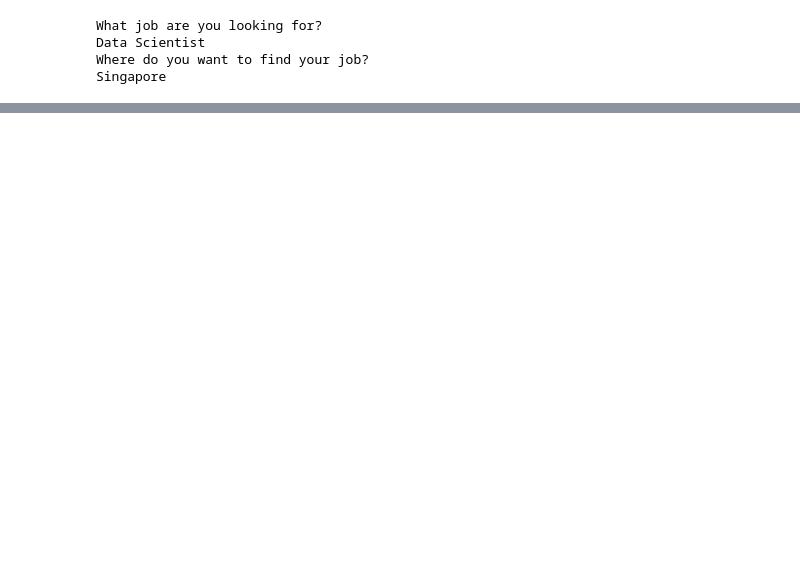
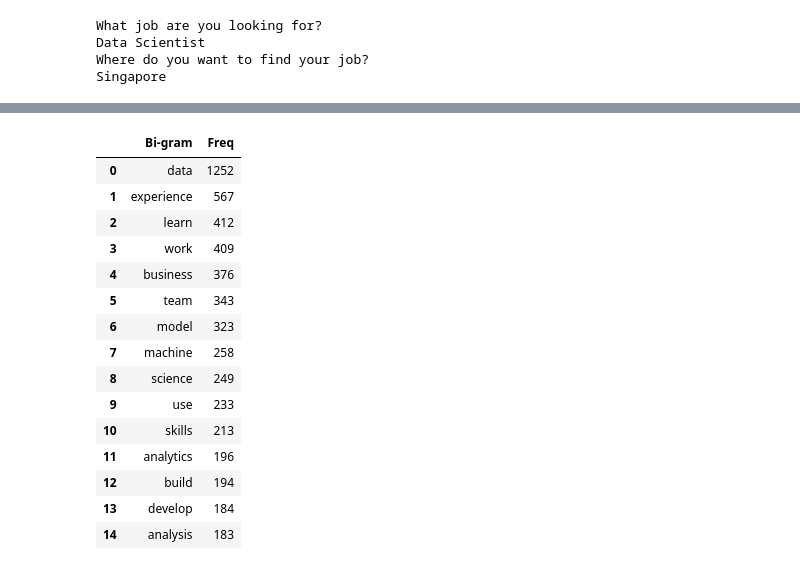
Before and after one commit to HaneulKim214/Keyword-Finder, a Jupyter notebook: Glassdoor.ipynb, the cells around one changed output, grey strips where cells are left out. Saved outputs shown, nothing was run; the diff lists cells and outputs as text; code cells hidden in the pictures; blank space fills up the shorter version.

```diff
--- a/Glassdoor.ipynb
+++ b/Glassdoor.ipynb
@@ -232,0 +247,19 @@ top2_df
+# %%
+top2_df.head(15)
+# %% [output]
+|  | Bi-gram | Freq |
+| 0 | data | 1252 |
+| 1 | experience | 567 |
+| 2 | learn | 412 |
+| 3 | work | 409 |
+| 4 | business | 376 |
+| 5 | team | 343 |
+| 6 | model | 323 |
+| 7 | machine | 258 |
+| 8 | science | 249 |
+| 9 | use | 233 |
+| 10 | skills | 213 |
+| 11 | analytics | 196 |
+| 12 | build | 194 |
+| 13 | develop | 184 |
+| 14 | analysis | 183 |
```
Also changed, not shown: parts of 16 cells of this notebook.
